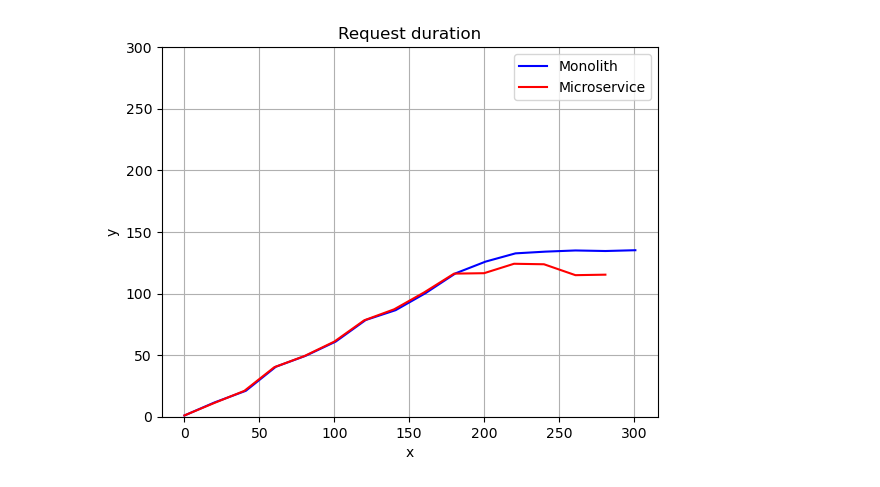
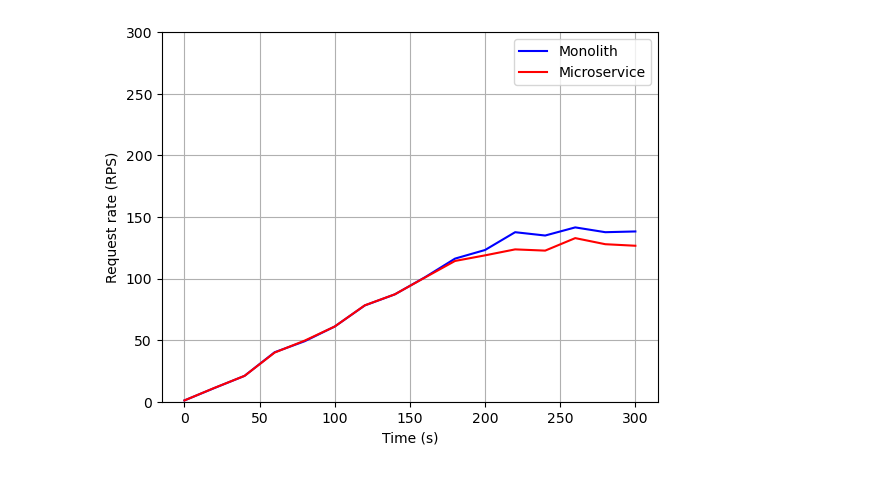
Before and after one commit to prebenrosland/microservice_analysis, a Jupyter notebook: ramp.ipynb, the cells around one changed output. Saved outputs shown, nothing was run; the diff lists cells and outputs as text; code cells hidden in the pictures.

```diff
--- a/ramp.ipynb
+++ b/ramp.ipynb
@@ -148,5 +178,6 @@ compare(mono_ramp_10sec, micro_ramp_10sec, 50, 2000)
-# %%
-# Compare request rates
-compare(soft(reqRate(mono_ramp_true), 20), soft(reqRate(micro_ramp_true), 20), y_low=0, y_high=300)
-# %% [output]
-[figure, removed]
+# %%
+# Compare request rates in ramp test
+compare_req_rate(soft(reqRate(findSampleMean(mono_ramp_list)), 20),
+                 soft(reqRate(findSampleMean(micro_ramp_list)), 20), y_low=0, y_high=300)
+# %% [output]
+[figure, added]
```
Also changed, not shown: parts of 6 cells of this notebook, 17 other files.
